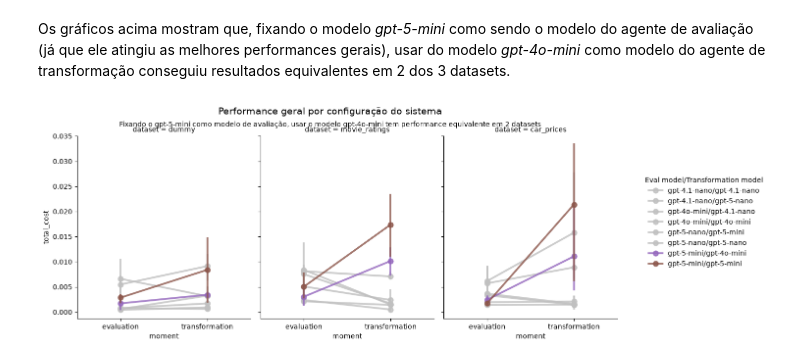
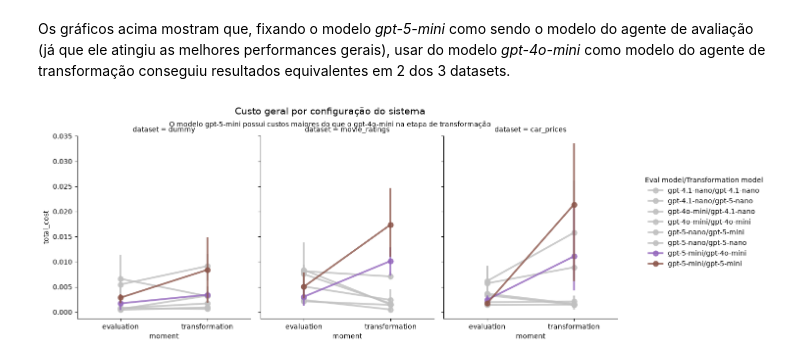
Before and after one commit to Pendulun/data-readiness-agent, a Jupyter notebook: notebooks/results-PT-BR.ipynb, the cells around one changed output. Drawn from its saved outputs; the diff is of its cells as text; code cells hidden in the pictures.

```diff
--- a/notebooks/results-PT-BR.ipynb
+++ b/notebooks/results-PT-BR.ipynb
@@ -485,12 +501,12 @@ plot_config_results(merged_results, suptitle, title, before_col='avg_acc_eval',
 # %% [markdown]
 Os gráficos acima mostram que, fixando o modelo *gpt-5-mini* como sendo o modelo do agente de avaliação (já que ele atingiu as melhores performances gerais), usar do modelo *gpt-4o-mini* como modelo do agente de transformação conseguiu resultados equivalentes em 2 dos 3 datasets.
 # %%
-suptitle = "Performance geral por configuração do sistema"
-title = "Fixando o gpt-5-mini como modelo de avaliação, usar o modelo gpt-4o-mini tem performance equivalente em 2 datasets"
+suptitle = "Custo geral por configuração do sistema"
+title = "O modelo gpt-5-mini possui custos maiores do que o gpt-4o-mini na etapa de transformação"
 plot_config_results(merged_results, suptitle, title, before_col='total_cost_eval', after_col='total_cost_transform',
                     target_col_name='total_cost',highlight_configs=['gpt-5-mini/gpt-4o-mini', 'gpt-5-mini/gpt-5-mini'])
 # %% [output]
-[figure, old version]
+[figure, new version]
 # %% [markdown]
 Os gráficos acima mostram que, ao comparar os custos de usar modelos diferentes no agente de transformação, o modelo *gpt-4o-mini* tende a gastar menos do que o *gpt-5-mini*.
 
```
Also changed, not shown: parts of 18 cells of this notebook.
